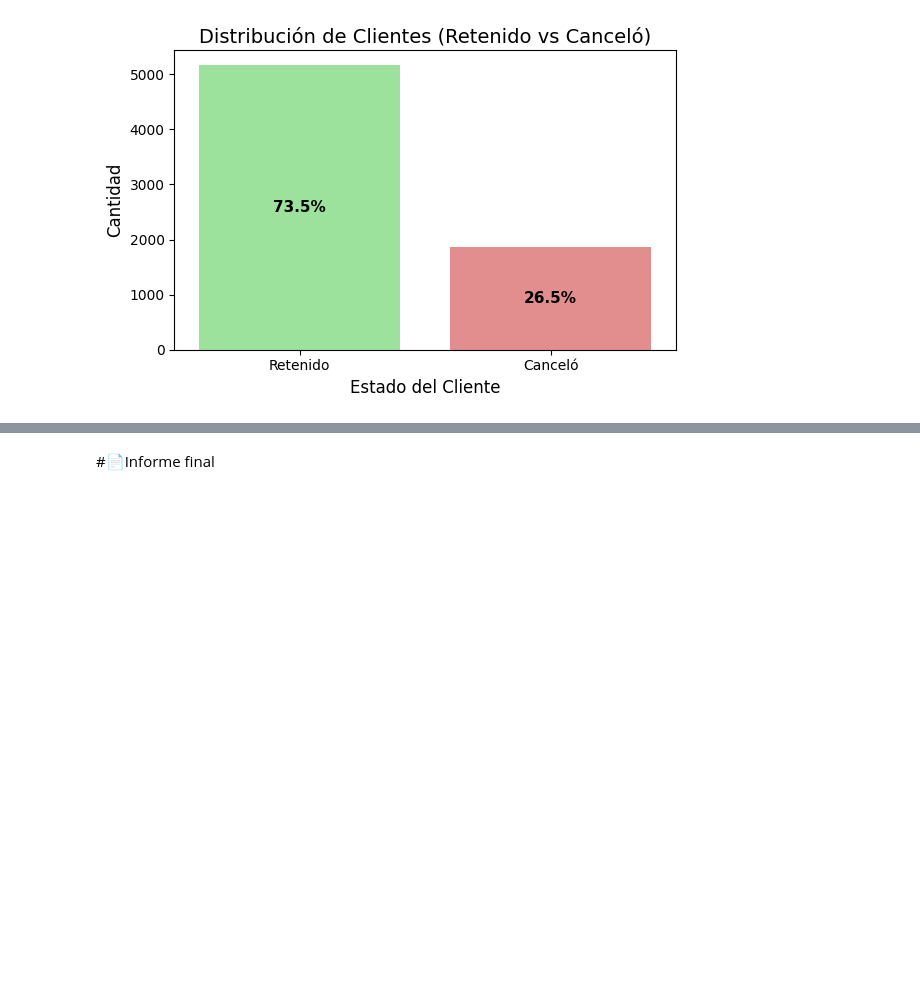
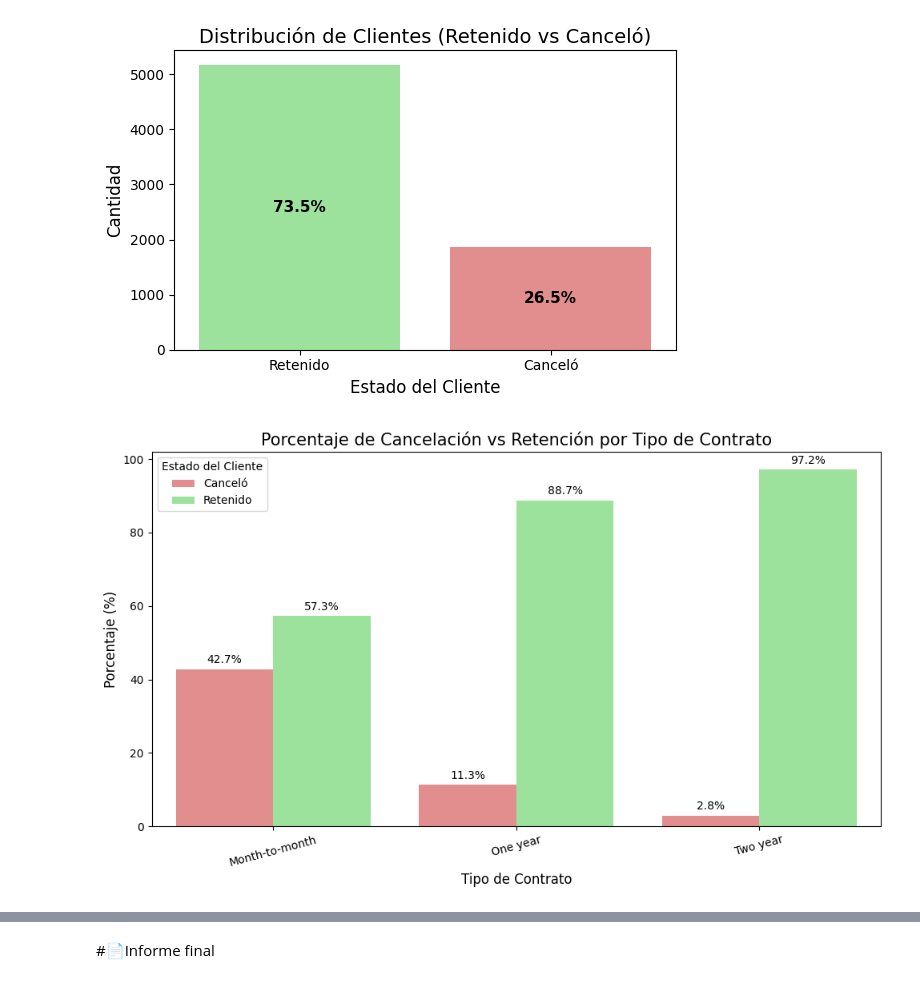
Before and after one commit to VicM678/TelecomX_LATAM, a Jupyter notebook: TelecomX_LATAM.ipynb, the cells around one changed output, grey strips where cells are left out. Cells and saved outputs as stored; diff of their text form; code cells hidden in the pictures; blank space fills up the shorter version.

```diff
--- a/TelecomX_LATAM.ipynb
+++ b/TelecomX_LATAM.ipynb
@@ -333,3 +333,46 @@ plt.tight_layout()
 plt.show()
 # %% [output]
 [figure]
+# %%
+df_plot = df_eliminar_nulos.copy()
+
+
+df_grouped = (
+    df_plot.groupby(['account_contract', 'churn'])
+    .size()
+    .reset_index(name='conteo')
+)
+
+
+df_grouped['total_por_tipo'] = df_grouped.groupby('account_contract')['conteo'].transform('sum')
+df_grouped['porcentaje'] = (df_grouped['conteo'] / df_grouped['total_por_tipo']) * 100
+
+
+plt.figure(figsize=(10, 6))
+ax = sns.barplot(
+    data=df_grouped,
+    x='account_contract',
+    y='porcentaje',
+    hue='churn',
+    palette={"Retenido": "#90ee90", "Canceló": "#f08080"}
+)
+
+
+plt.title("Porcentaje de Cancelación vs Retención por Tipo de Contrato", fontsize=15)
+plt.xlabel("Tipo de Contrato", fontsize=12)
+plt.ylabel("Porcentaje (%)", fontsize=12)
+plt.xticks(rotation=15)
+plt.legend(title="Estado del Cliente")
+
+
+for p in ax.patches:
+    height = p.get_height()
+    if height > 0:
+        ax.annotate(f'{height:.1f}%',
+                    (p.get_x() + p.get_width() / 2, height + 1),
+                    ha='center', va='bottom', fontsize=10)
+
+plt.tight_layout()
+plt.show()
+# %% [output]
+[figure, added]
```
Also changed, not shown: parts of 1 cell of this notebook.
